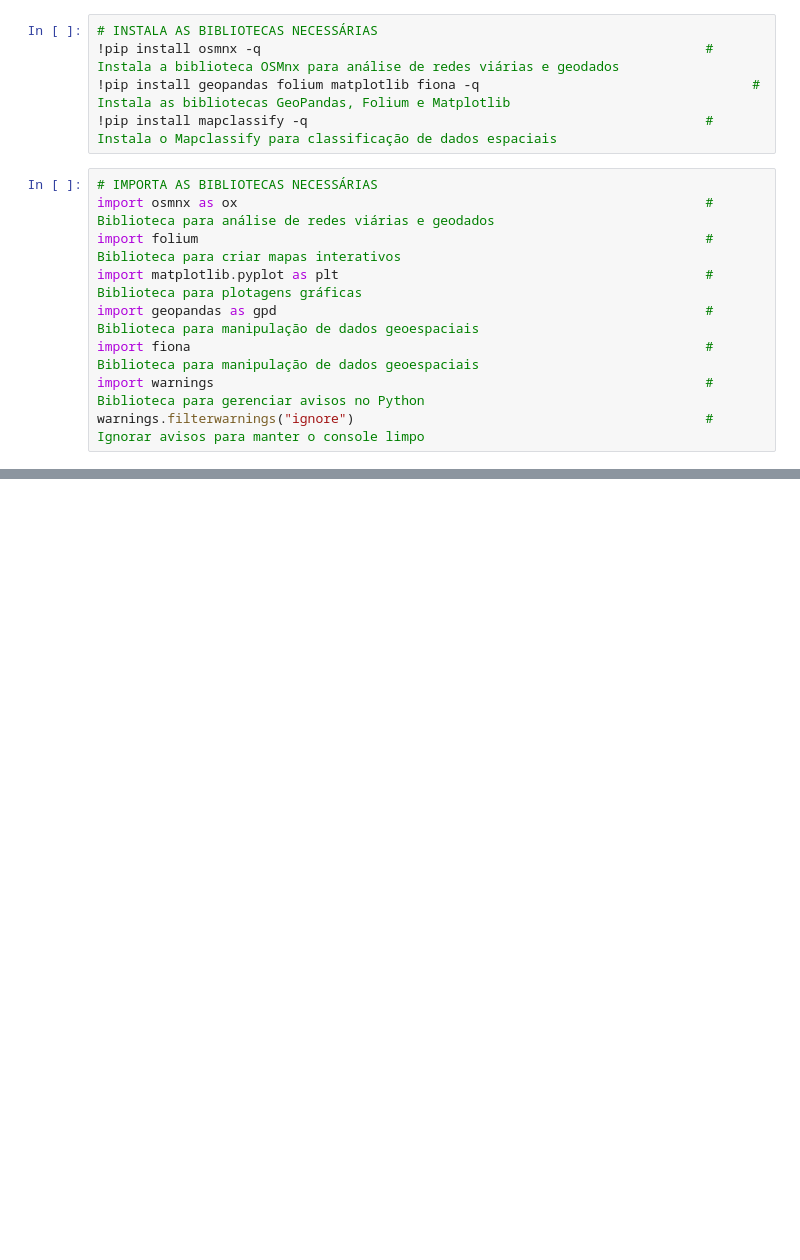
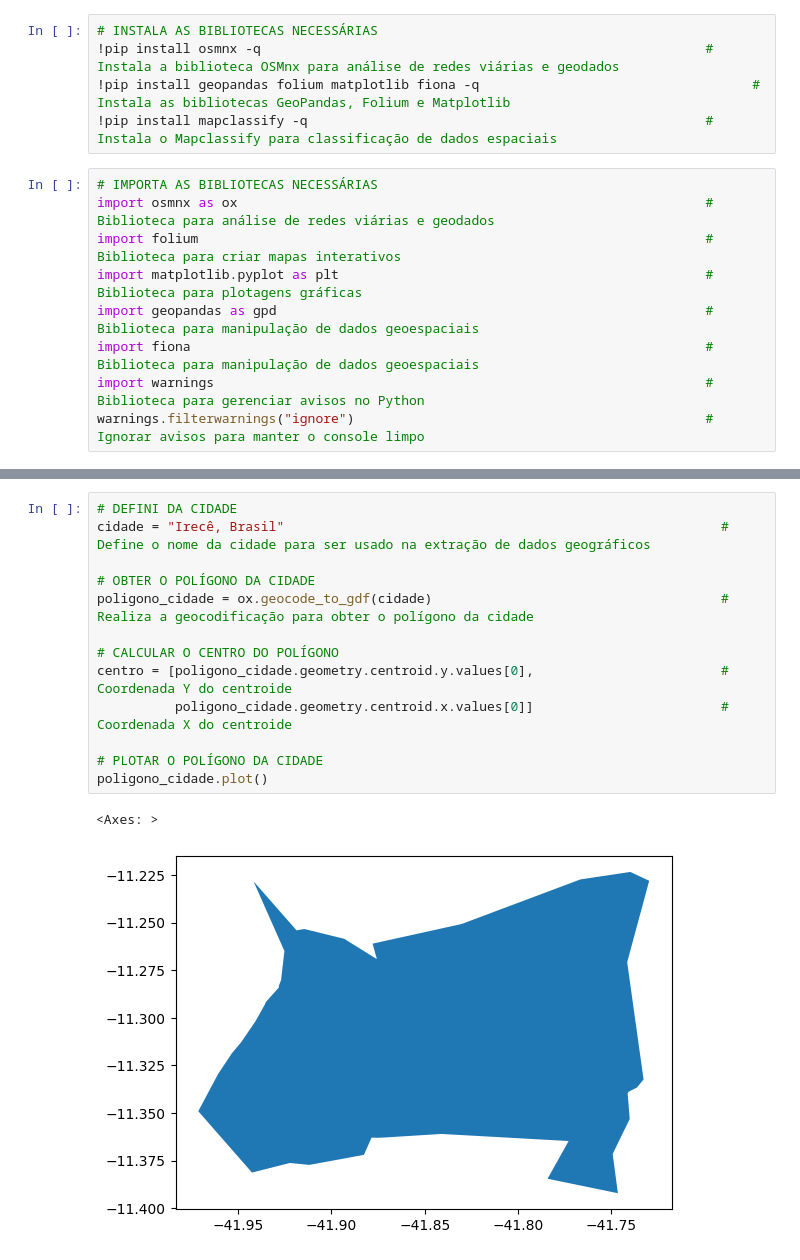
Before and after one commit to ENGCSS/Trabalho_Analise_espacial_de_redes, a Jupyter notebook: Tb_Redes.ipynb, the cells around one changed output, grey strips where cells are left out. Saved outputs shown, nothing was run; the diff lists cells and outputs as text; blank space fills up the shorter version.

```diff
--- a/Tb_Redes.ipynb
+++ b/Tb_Redes.ipynb
@@ -37,0 +74,16 @@ print(gdf.head())
+# %%
+# DEFINI DA CIDADE
+cidade = "Irecê, Brasil"                                                        # Define o nome da cidade para ser usado na extração de dados geográficos
+
+# OBTER O POLÍGONO DA CIDADE
+poligono_cidade = ox.geocode_to_gdf(cidade)                                     # Realiza a geocodificação para obter o polígono da cidade
+
+# CALCULAR O CENTRO DO POLÍGONO
+centro = [poligono_cidade.geometry.centroid.y.values[0],                        # Coordenada Y do centroide
+          poligono_cidade.geometry.centroid.x.values[0]]                        # Coordenada X do centroide
+
+# PLOTAR O POLÍGONO DA CIDADE
+poligono_cidade.plot()
+# %% [output]
+<Axes: >
+[figure, added]
```
Also changed, not shown: parts of 5 cells of this notebook.
